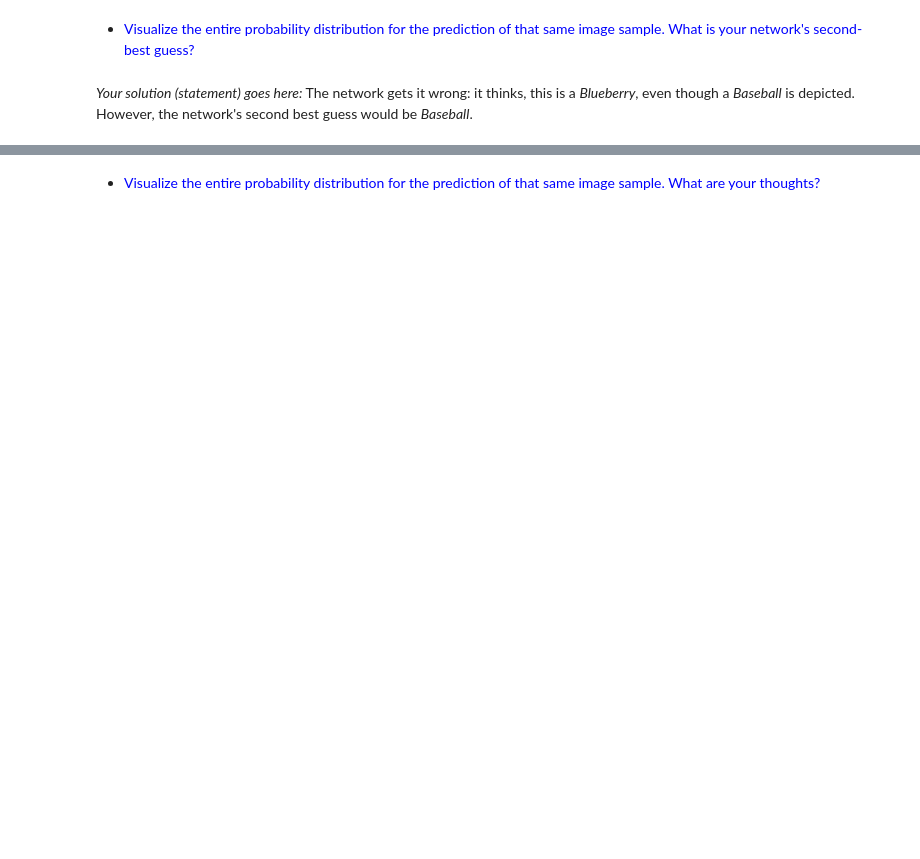
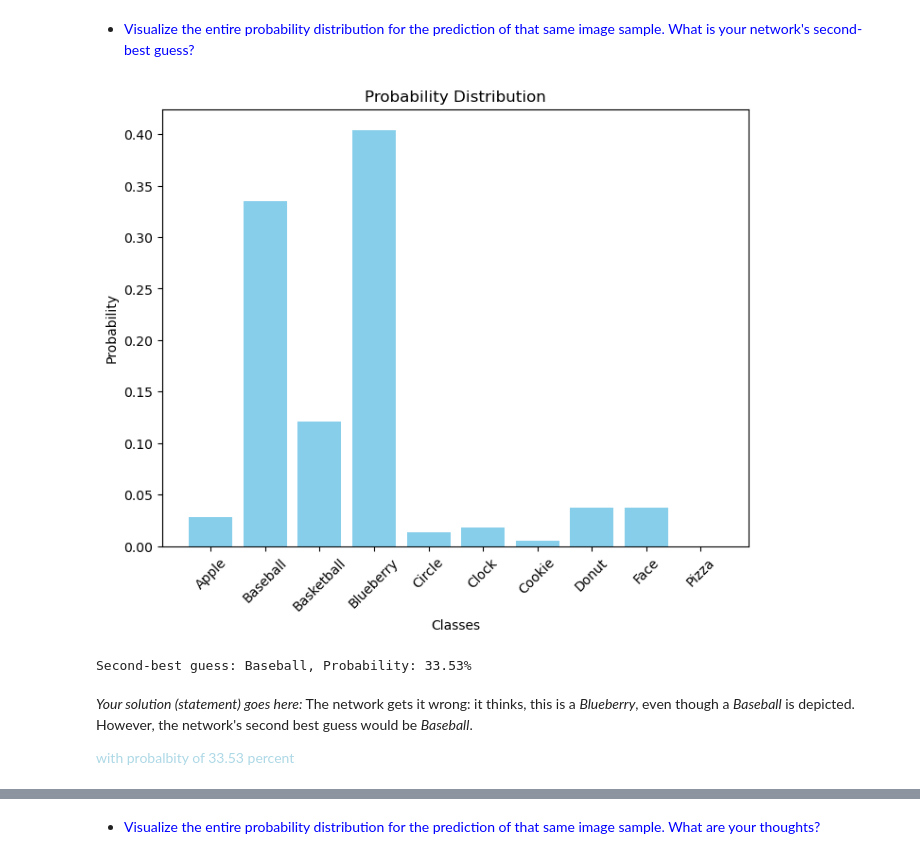
Before and after one commit to osama-alk/DeepLearningInMachineVis-Exercises, a Jupyter notebook: Introduction to Convolutional Neural Networks/05d_CNN_Ex.ipynb, the cells around one changed output, grey strips where cells are left out. Cells and saved outputs as stored; diff of their text form; code cells hidden in the pictures; blank space fills up the shorter version.

```diff
--- a/Introduction to Convolutional Neural Networks/05d_CNN_Ex.ipynb
+++ b/Introduction to Convolutional Neural Networks/05d_CNN_Ex.ipynb
@@ -229,5 +355,20 @@ plt.show()
+# %%
+# Your solution goes here:
+plt.figure(figsize=(8, 6))
+plt.bar(classes, probs, color='skyblue')
+plt.xlabel('Classes')
+plt.ylabel('Probability')
+plt.title('Probability Distribution')
+plt.xticks(rotation=45)
+plt.show()
+
+second_best_index = probs.argsort()[-2]
+print(f"Second-best guess: {classes[second_best_index]}, Probability: {probs[second_best_index] * 100:.2f}%")
+# %% [output]
+[figure, added]
+Second-best guess: Baseball, Probability: 33.53%
 # %% [markdown]
-*Your solution (statement) goes here:* The network gets it wrong: it thinks, this is a *Blueberry*, even though a *Baseball* is depicted. However, the network's second best guess would be *Baseball*.
+*Your solution (statement) goes here:* The network gets it wrong: it thinks, this is a *Blueberry*, even though a *Baseball* is depicted. However, the network's second best guess would be *Baseball*. <div style="color:lightblue">with probalbity of 33.53 percent
 # %%
 # Example for test image at index 22866
 idx = 22866
```
Also changed, not shown: parts of 26 cells of this notebook, 3 other files.
